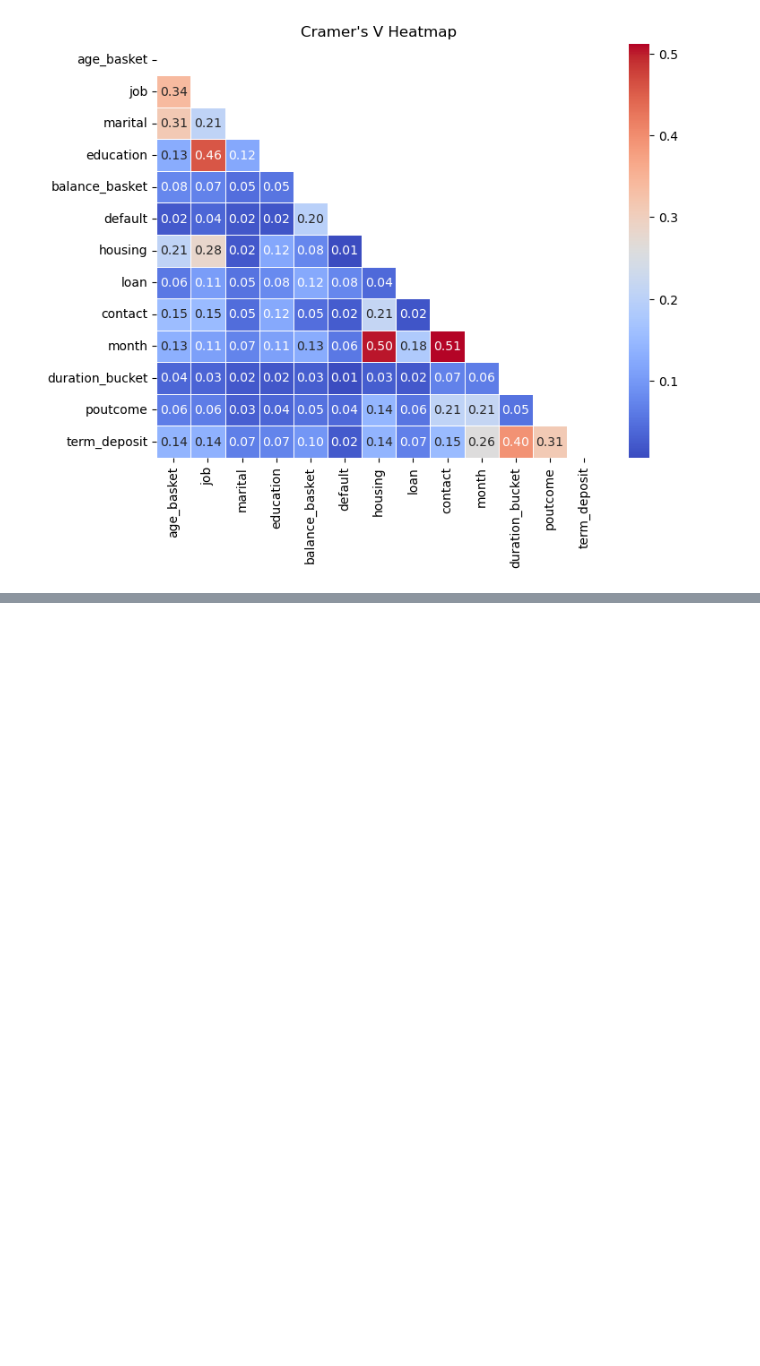
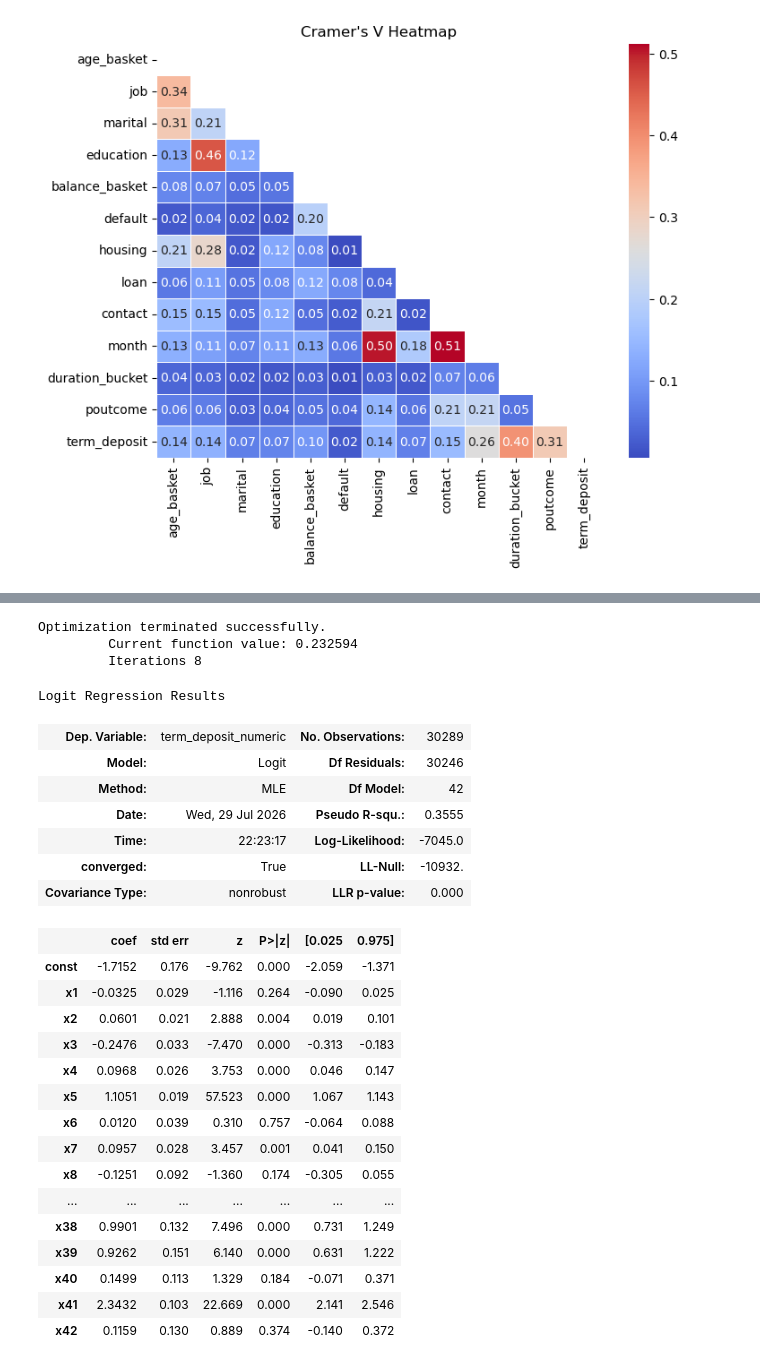
Before and after one commit to annugit1655/Bank-TeleMarketing, a Jupyter notebook: notebooks/06-model-baseline.ipynb, the cells around one changed output, grey strips where cells are left out. Drawn from its saved outputs; the diff is of its cells as text; code cells hidden in the pictures; blank space fills up the shorter version.

Commit message:
preprocessing

```diff
--- a/notebooks/06-model-baseline.ipynb
+++ b/notebooks/06-model-baseline.ipynb
@@ -454,3 +454,7 @@ plt.title("Cramer's V Heatmap")
 plt.show()
 # %% [output]
 [figure]
+# %%
+# select all categorical columns
+categorical_cols = winsorize_df.select_dtypes(include=['object', 'category']).columns.difference(['term_deposit'])
+categorical_cols
@@ -456,0 +465,3 @@ plt.show()
+# %%
+# keeping original columns for modeling
+categorical_columns = categorical_cols.difference(['age_basket', 'balance_basket', 'duration_bucket']).tolist()
@@ -456,0 +503,59 @@ plt.show()
+# %%
+from sklearn.preprocessing import StandardScaler, OneHotEncoder
+from sklearn.compose import ColumnTransformer
+from sklearn.pipeline import Pipeline
+import statsmodels.api as sm
+
+# Define proprocessing
+preprocessor = ColumnTransformer(
+    transformers=[
+        ("numeric", StandardScaler(), numeric_columns),
+        ("cat", OneHotEncoder(handle_unknown='ignore', drop='first', sparse_output=False), categorical_columns)
+    ]
+)
+# %%
+X_train_processed = preprocessor.fit_transform(X_train)
+X_test_processed = preprocessor.transform(X_test)
+
+# Add intercept
+X_train_processed = sm.add_constant(X_train_processed)
+X_test_processed = sm.add_constant(X_test_processed)
+
+logit_model = sm.Logit(y_train, X_train_processed)
+result = logit_model.fit()
+
+# Extract p-value
+p_values = result.pvalues
+
+# Identify significant coefficients (e.g., p-value < 0.05)
+significant_coeffs = p_values[p_values < 0.05]
+
+display(result.summary())
+# %% [output]
+Optimization terminated successfully.
+         Current function value: 0.232594
+         Iterations 8
+Logit Regression Results
+| Dep. Variable: | term_deposit_numeric | No. Observations: | 30289 |
+| Model: | Logit | Df Residuals: | 30246 |
+| Method: | MLE | Df Model: | 42 |
+| Date: | Wed, 29 Jul 2026 | Pseudo R-squ.: | 0.3555 |
+| Time: | 22:23:17 | Log-Likelihood: | -7045.0 |
+| converged: | True | LL-Null: | -10932. |
+| Covariance Type: | nonrobust | LLR p-value: | 0.000 |
+|  | coef | std err | z | P>|z| | [0.025 | 0.975] |
+| const | -1.7152 | 0.176 | -9.762 | 0.000 | -2.059 | -1.371 |
+| x1 | -0.0325 | 0.029 | -1.116 | 0.264 | -0.090 | 0.025 |
+| x2 | 0.0601 | 0.021 | 2.888 | 0.004 | 0.019 | 0.101 |
+| x3 | -0.2476 | 0.033 | -7.470 | 0.000 | -0.313 | -0.183 |
+| x4 | 0.0968 | 0.026 | 3.753 | 0.000 | 0.046 | 0.147 |
+| x5 | 1.1051 | 0.019 | 57.523 | 0.000 | 1.067 | 1.143 |
+| x6 | 0.0120 | 0.039 | 0.310 | 0.757 | -0.064 | 0.088 |
+| x7 | 0.0957 | 0.028 | 3.457 | 0.001 | 0.041 | 0.150 |
+| x8 | -0.1251 | 0.092 | -1.360 | 0.174 | -0.305 | 0.055 |
+| ... | ... | ... | ... | ... | ... | ... |
+| x38 | 0.9901 | 0.132 | 7.496 | 0.000 | 0.731 | 1.249 |
+| x39 | 0.9262 | 0.151 | 6.140 | 0.000 | 0.631 | 1.222 |
+| x40 | 0.1499 | 0.113 | 1.329 | 0.184 | -0.071 | 0.371 |
+| x41 | 2.3432 | 0.103 | 22.669 | 0.000 | 2.141 | 2.546 |
+| x42 | 0.1159 | 0.130 | 0.889 | 0.374 | -0.140 | 0.372 |
```
Also changed, not shown: parts of 5 cells of this notebook.
